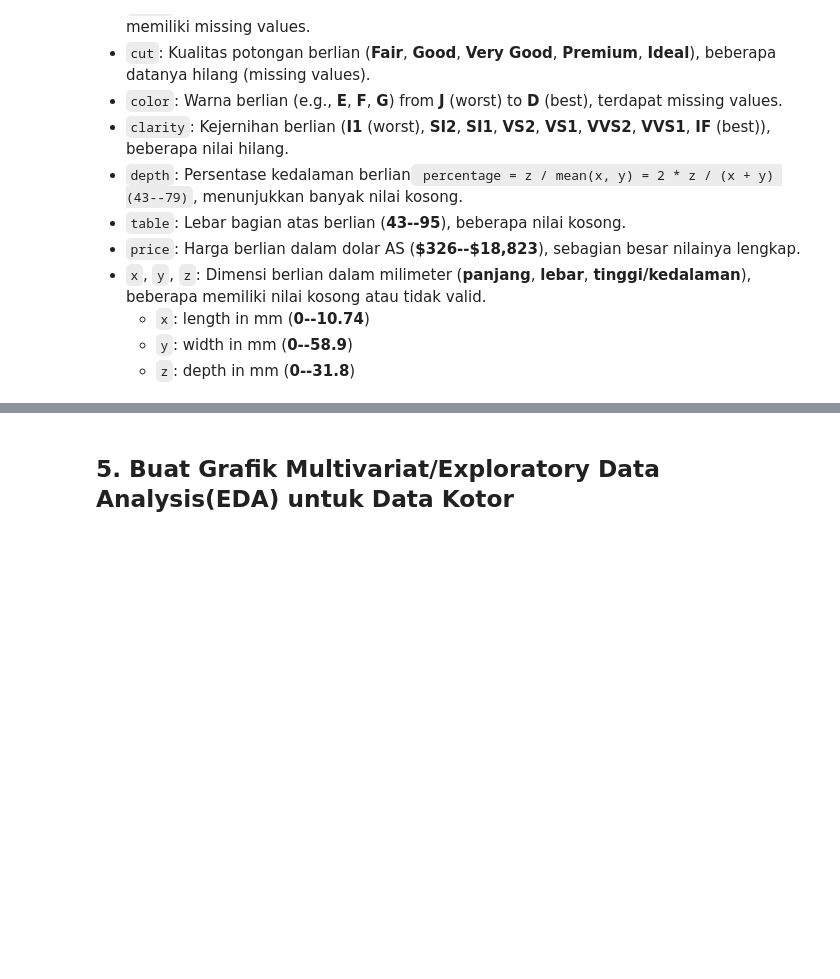
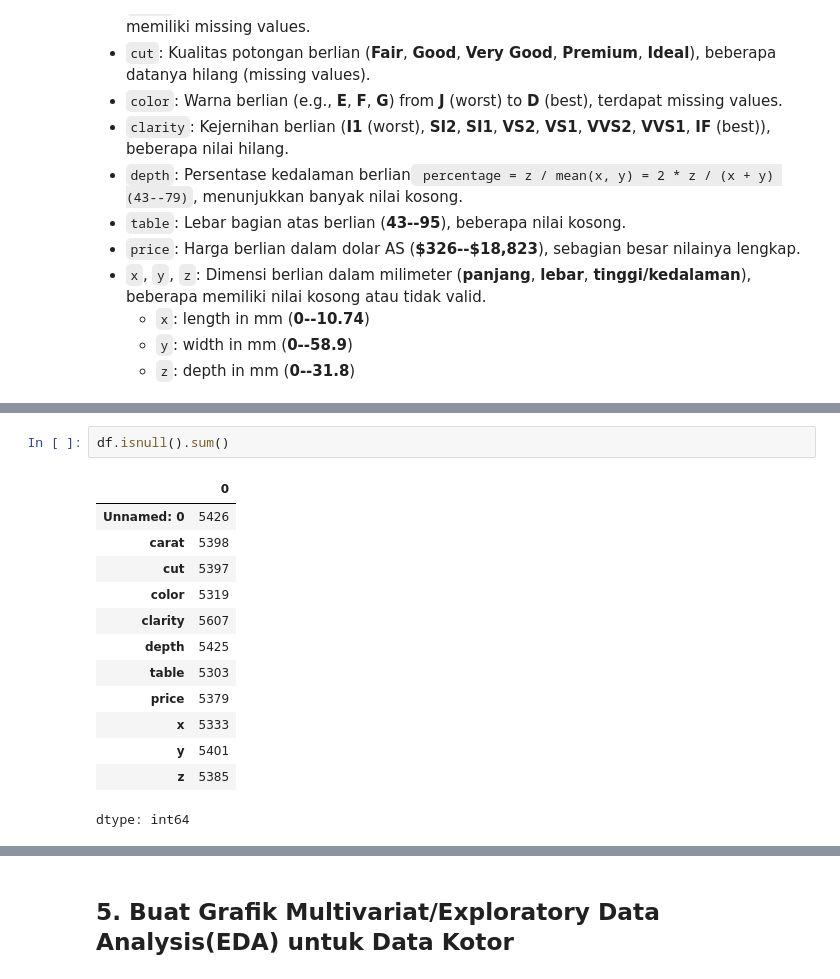
Before and after one commit to LatiefDataVisionary/eda-college-task, a Jupyter notebook: EDA_UAS.ipynb, the cells around one changed output, grey strips where cells are left out. Cells and saved outputs as stored; diff of their text form; blank space fills up the shorter version.

```diff
--- a/EDA_UAS.ipynb
+++ b/EDA_UAS.ipynb
@@ -124,3 +165,19 @@ df.describe()
 | 50% | 26888.000000 | 0.700000 | 61.800000 | 57.000000 | 2401.500000 | 5.700000 | 5.710000 | 3.530000 |
 | 75% | 40441.000000 | 1.040000 | 62.500000 | 59.000000 | 5345.000000 | 6.540000 | 6.540000 | 4.040000 |
 | max | 53940.000000 | 5.010000 | 79.000000 | 79.000000 | 188230.000000 | 10.740000 | 31.800000 | 31.800000 |
+# %%
+df.isnull().sum()
+# %% [output]
+|  | 0 |
+| Unnamed: 0 | 5426 |
+| carat | 5398 |
+| cut | 5397 |
+| color | 5319 |
+| clarity | 5607 |
+| depth | 5425 |
+| table | 5303 |
+| price | 5379 |
+| x | 5333 |
+| y | 5401 |
+| z | 5385 |
+dtype: int64
```
Also changed, not shown: parts of 4 cells of this notebook.
